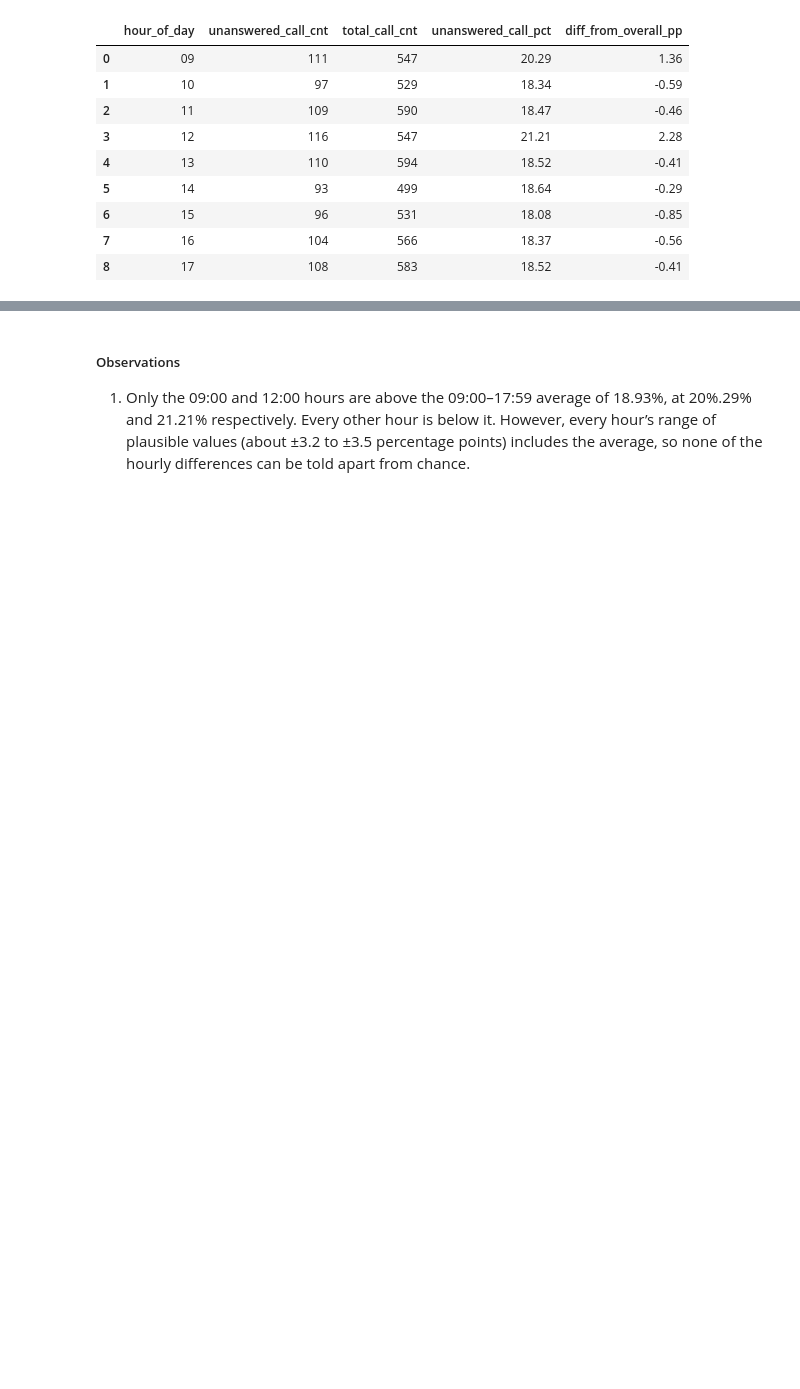
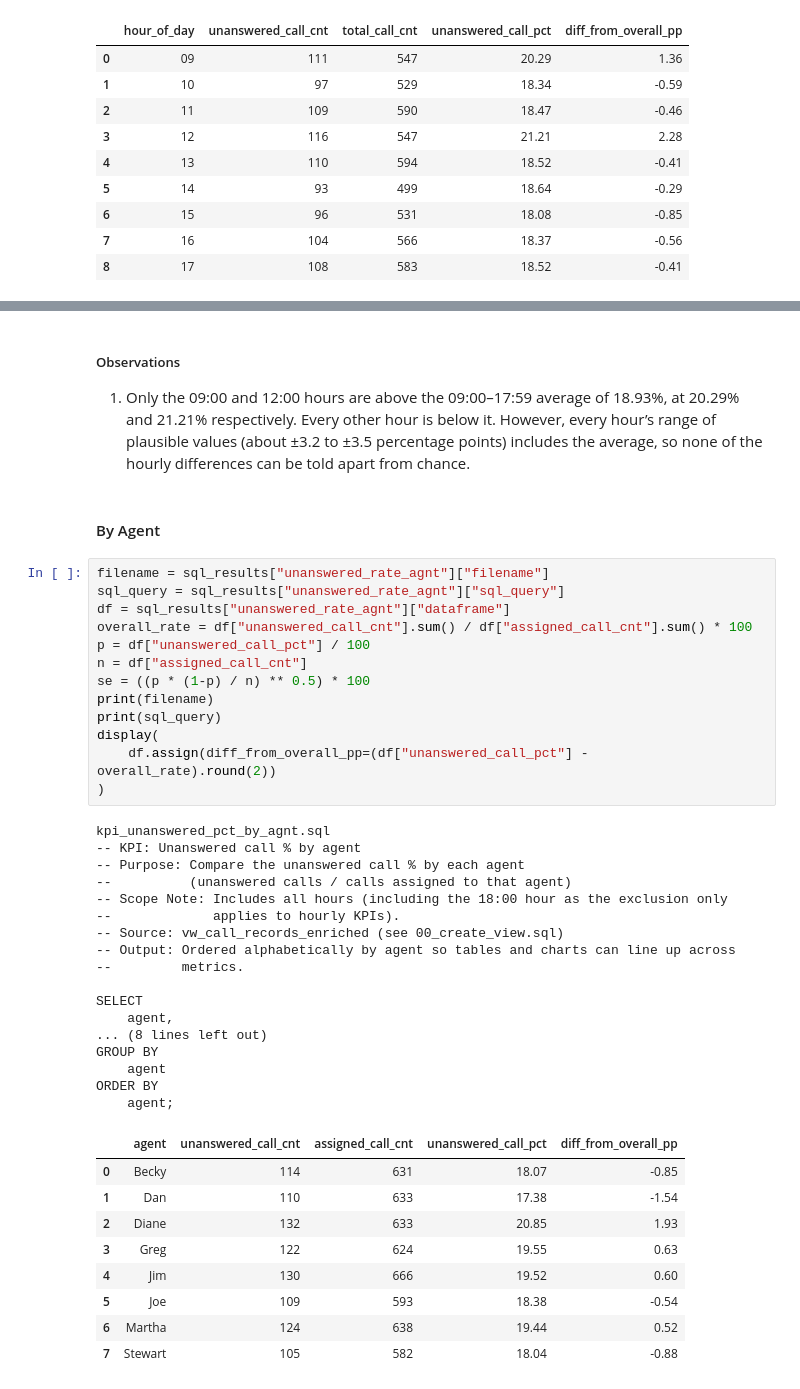
Before and after one commit to Ashish-Krishna-K/call-center-staffing-analytics, a Jupyter notebook: notebooks/03_kpi_analysis.ipynb, the cells around one changed output, grey strips where cells are left out. Cells and saved outputs as stored; diff of their text form; blank space fills up the shorter version.

```diff
--- a/notebooks/03_kpi_analysis.ipynb
+++ b/notebooks/03_kpi_analysis.ipynb
@@ -503,4 +502,46 @@ plt.show()
 # %% [markdown]
 ##### Observations
 
-1. Only the 09:00 and 12:00 hours are above the 09:00–17:59 average of 18.93%, at 20%.29% and 21.21% respectively. Every other hour is below it. However, every hour’s range of plausible values (about ±3.2 to ±3.5 percentage points) includes the average, so none of the hourly differences can be told apart from chance.
+1. Only the 09:00 and 12:00 hours are above the 09:00–17:59 average of 18.93%, at 20.29% and 21.21% respectively. Every other hour is below it. However, every hour’s range of plausible values (about ±3.2 to ±3.5 percentage points) includes the average, so none of the hourly differences can be told apart from chance.
+# %% [markdown]
+#### By Agent
+# %%
+filename = sql_results["unanswered_rate_agnt"]["filename"]
+sql_query = sql_results["unanswered_rate_agnt"]["sql_query"]
+df = sql_results["unanswered_rate_agnt"]["dataframe"]
+overall_rate = df["unanswered_call_cnt"].sum() / df["assigned_call_cnt"].sum() * 100
+p = df["unanswered_call_pct"] / 100
+n = df["assigned_call_cnt"]
+se = ((p * (1-p) / n) ** 0.5) * 100
+print(filename)
+print(sql_query)
+display(
+    df.assign(diff_from_overall_pp=(df["unanswered_call_pct"] - overall_rate).round(2))
+)
+# %% [output]
+kpi_unanswered_pct_by_agnt.sql
+-- KPI: Unanswered call % by agent
+-- Purpose: Compare the unanswered call % by each agent
+--          (unanswered calls / calls assigned to that agent)
+-- Scope Note: Includes all hours (including the 18:00 hour as the exclusion only
+--             applies to hourly KPIs).
+-- Source: vw_call_records_enriched (see 00_create_view.sql)
+-- Output: Ordered alphabetically by agent so tables and charts can line up across
+--         metrics.
+
+SELECT
+    agent,
+... (8 lines left out)
+GROUP BY
+    agent
+ORDER BY
+    agent;
+|  | agent | unanswered_call_cnt | assigned_call_cnt | unanswered_call_pct | diff_from_overall_pp |
+| 0 | Becky | 114 | 631 | 18.07 | -0.85 |
+| 1 | Dan | 110 | 633 | 17.38 | -1.54 |
+| 2 | Diane | 132 | 633 | 20.85 | 1.93 |
+| 3 | Greg | 122 | 624 | 19.55 | 0.63 |
+| 4 | Jim | 130 | 666 | 19.52 | 0.60 |
+| 5 | Joe | 109 | 593 | 18.38 | -0.54 |
+| 6 | Martha | 124 | 638 | 19.44 | 0.52 |
+| 7 | Stewart | 105 | 582 | 18.04 | -0.88 |
```
Also changed, not shown: parts of 3 cells of this notebook.
